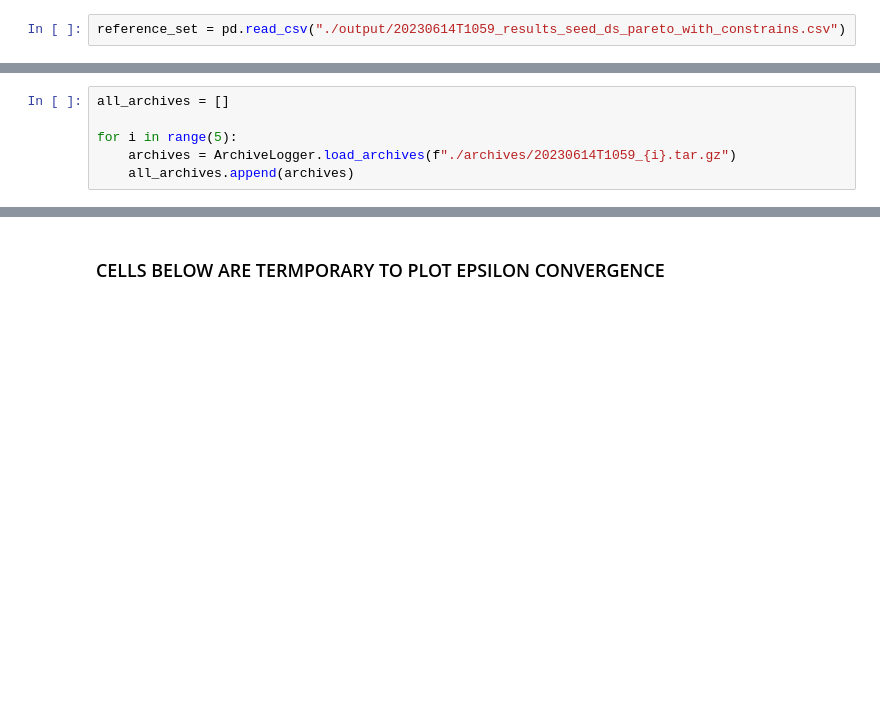
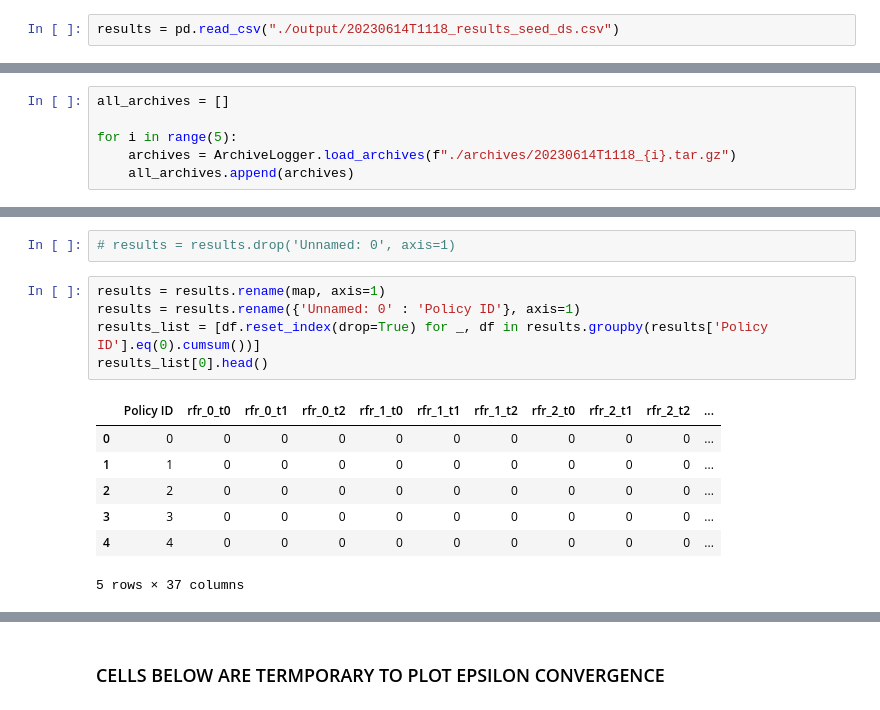
Before and after one commit to ghsher/epa1361_group15, a Jupyter notebook: final assignment/Convergence_plots_DS.ipynb, the cells around one changed output, grey strips where cells are left out. Cells and saved outputs as stored; diff of their text form; blank space fills up the shorter version.

```diff
--- a/final assignment/Convergence_plots_DS.ipynb
+++ b/final assignment/Convergence_plots_DS.ipynb
@@ -19,4 +30,4 @@ import matplotlib.pyplot as plt
 from matplotlib import ticker
 import seaborn as sns
 # %%
-reference_set = pd.read_csv("./output/20230614T1059_results_seed_ds_pareto_with_constrains.csv")
+results = pd.read_csv("./output/20230614T1118_results_seed_ds.csv")
@@ -27,5 +210,5 @@ problem = to_problem(model, searchover="levers")
 all_archives = []
 
 for i in range(5):
-    archives = ArchiveLogger.load_archives(f"./archives/20230614T1059_{i}.tar.gz")
+    archives = ArchiveLogger.load_archives(f"./archives/20230614T1118_{i}.tar.gz")
     all_archives.append(archives)
@@ -31,0 +275,15 @@ for i in range(5):
+# %%
+# results = results.drop('Unnamed: 0', axis=1)
+# %%
+results = results.rename(map, axis=1)
+results = results.rename({'Unnamed: 0' : 'Policy ID'}, axis=1)
+results_list = [df.reset_index(drop=True) for _, df in results.groupby(results['Policy ID'].eq(0).cumsum())]
+results_list[0].head()
+# %% [output]
+|  | Policy ID | rfr_0_t0 | rfr_0_t1 | rfr_0_t2 | rfr_1_t0 | rfr_1_t1 | rfr_1_t2 | rfr_2_t0 | rfr_2_t1 | rfr_2_t2 | ... |
+| 0 | 0 | 0 | 0 | 0 | 0 | 0 | 0 | 0 | 0 | 0 | ... |
+| 1 | 1 | 0 | 0 | 0 | 0 | 0 | 0 | 0 | 0 | 0 | ... |
+| 2 | 2 | 0 | 0 | 0 | 0 | 0 | 0 | 0 | 0 | 0 | ... |
+| 3 | 3 | 0 | 0 | 0 | 0 | 0 | 0 | 0 | 0 | 0 | ... |
+| 4 | 4 | 0 | 0 | 0 | 0 | 0 | 0 | 0 | 0 | 0 | ... |
+5 rows × 37 columns
```
Also changed, not shown: parts of 16 cells of this notebook, 1 other file.
